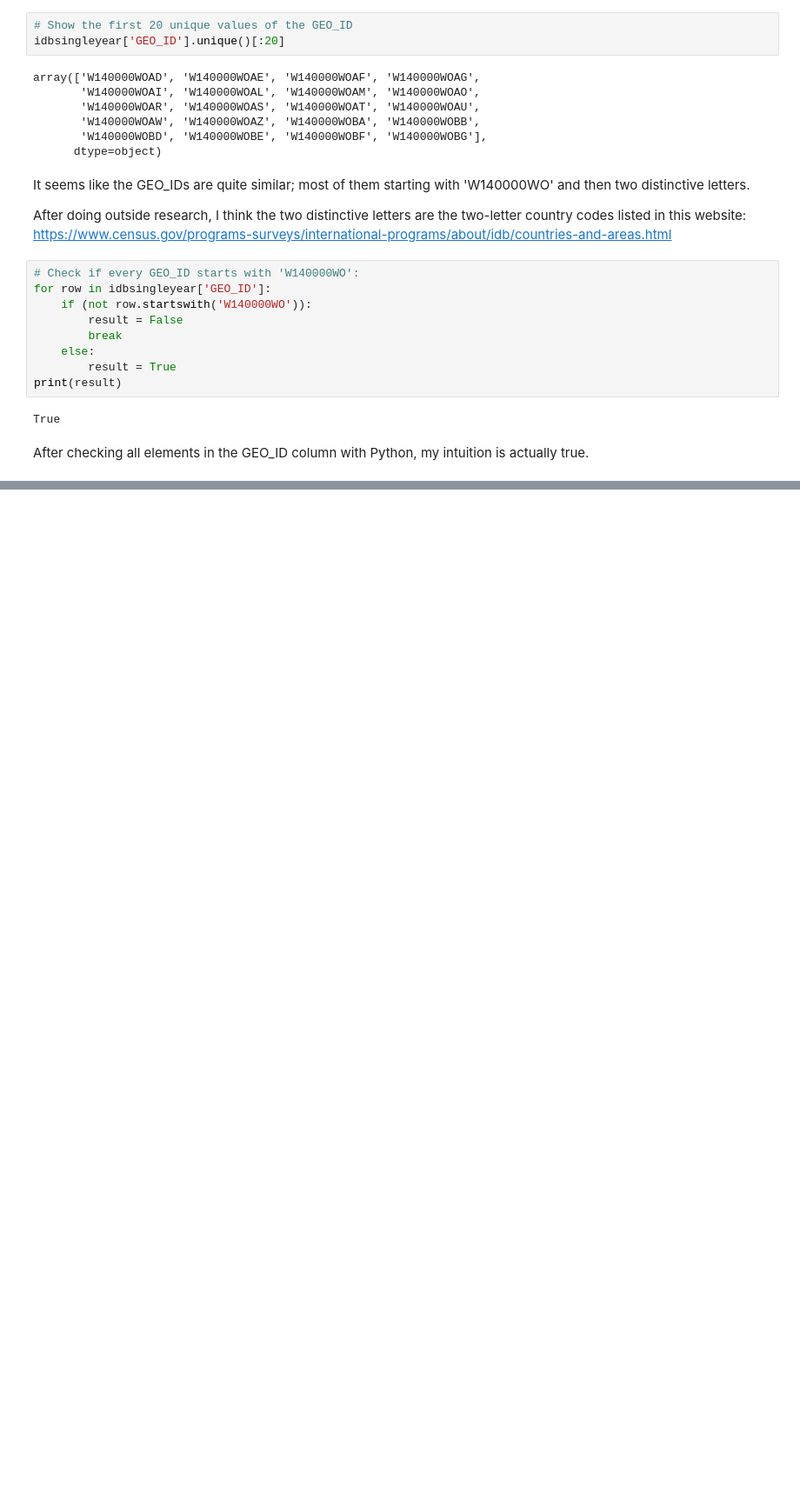
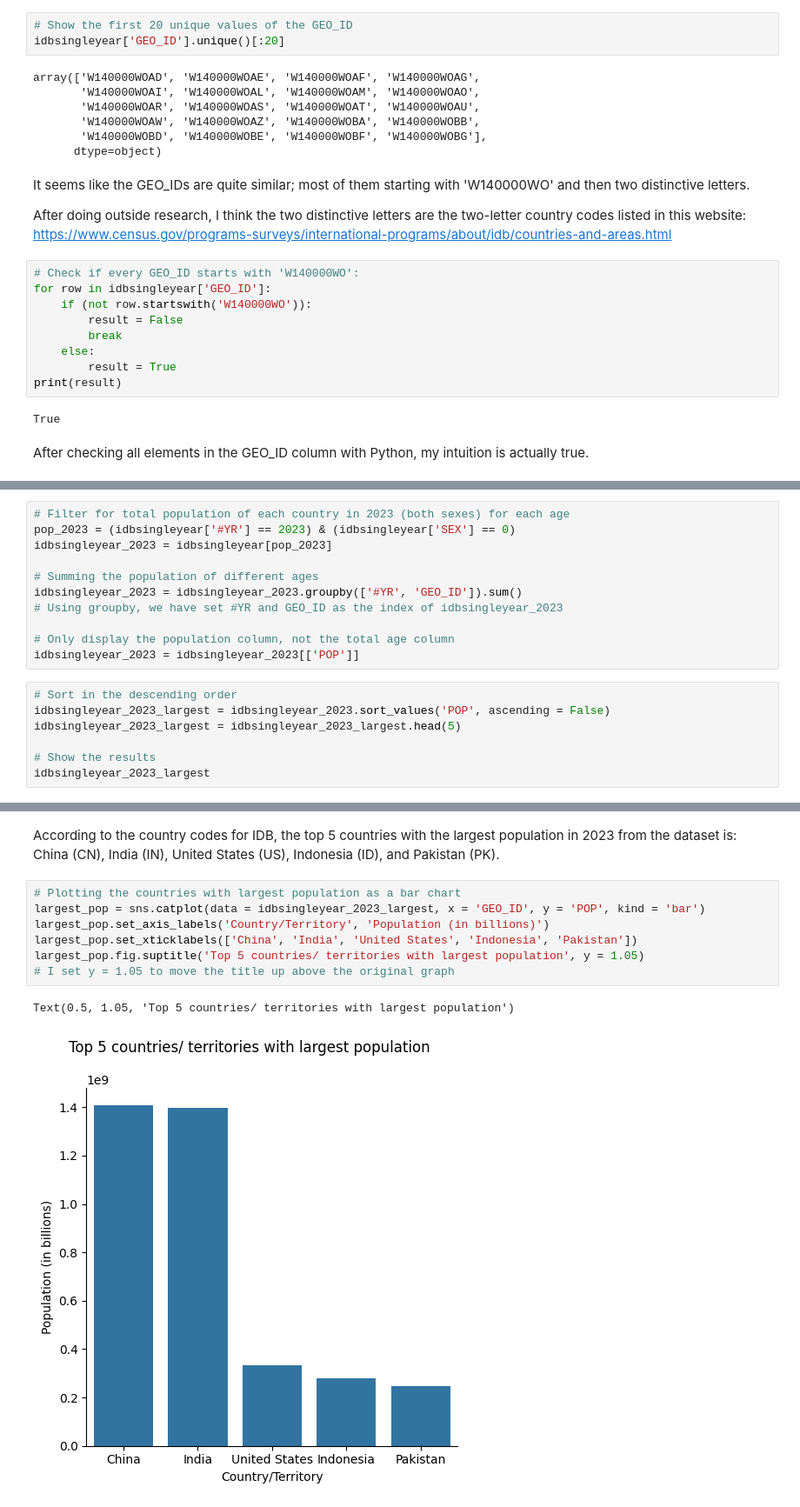
Before and after one commit to thaianle/international-database, a Jupyter notebook: idbsingleyear-python.ipynb, the cells around one changed output, grey strips where cells are left out. Shown at 87% size. Saved outputs shown, nothing was run; the diff lists cells and outputs as text; blank space fills up the shorter version.

Commit message:
Countries with largest/ smallest populations

```diff
--- a/idbsingleyear-python.ipynb
+++ b/idbsingleyear-python.ipynb
@@ -111,0 +117,18 @@ After checking all elements in the GEO_ID column with Python, my intuition is ac
+# %%
+# Filter for total population of each country in 2023 (both sexes) for each age
+pop_2023 = (idbsingleyear['#YR'] == 2023) & (idbsingleyear['SEX'] == 0)
+idbsingleyear_2023 = idbsingleyear[pop_2023]
+
+# Summing the population of different ages
+idbsingleyear_2023 = idbsingleyear_2023.groupby(['#YR', 'GEO_ID']).sum()
+# Using groupby, we have set #YR and GEO_ID as the index of idbsingleyear_2023
+
+# Only display the population column, not the total age column
+idbsingleyear_2023 = idbsingleyear_2023[['POP']]
+# %%
+# Sort in the descending order
+idbsingleyear_2023_largest = idbsingleyear_2023.sort_values('POP', ascending = False)
+idbsingleyear_2023_largest = idbsingleyear_2023_largest.head(5)
+
+# Show the results
+idbsingleyear_2023_largest
@@ -111,0 +143,12 @@ After checking all elements in the GEO_ID column with Python, my intuition is ac
+# %% [markdown]
+According to the country codes for IDB, the top 5 countries with the largest population in 2023 from the dataset is: China (CN), India (IN), United States (US), Indonesia (ID), and Pakistan (PK).
+# %%
+# Plotting the countries with largest population as a bar chart
+largest_pop = sns.catplot(data = idbsingleyear_2023_largest, x = 'GEO_ID', y = 'POP', kind = 'bar')
+largest_pop.set_axis_labels('Country/Territory', 'Population (in billions)')
+largest_pop.set_xticklabels(['China', 'India', 'United States', 'Indonesia', 'Pakistan'])
+largest_pop.fig.suptitle('Top 5 countries/ territories with largest population', y = 1.05)
+# I set y = 1.05 to move the title up above the original graph
+# %% [output]
+Text(0.5, 1.05, 'Top 5 countries/ territories with largest population')
+[figure, added]
```
Also changed, not shown: parts of 6 cells of this notebook.
